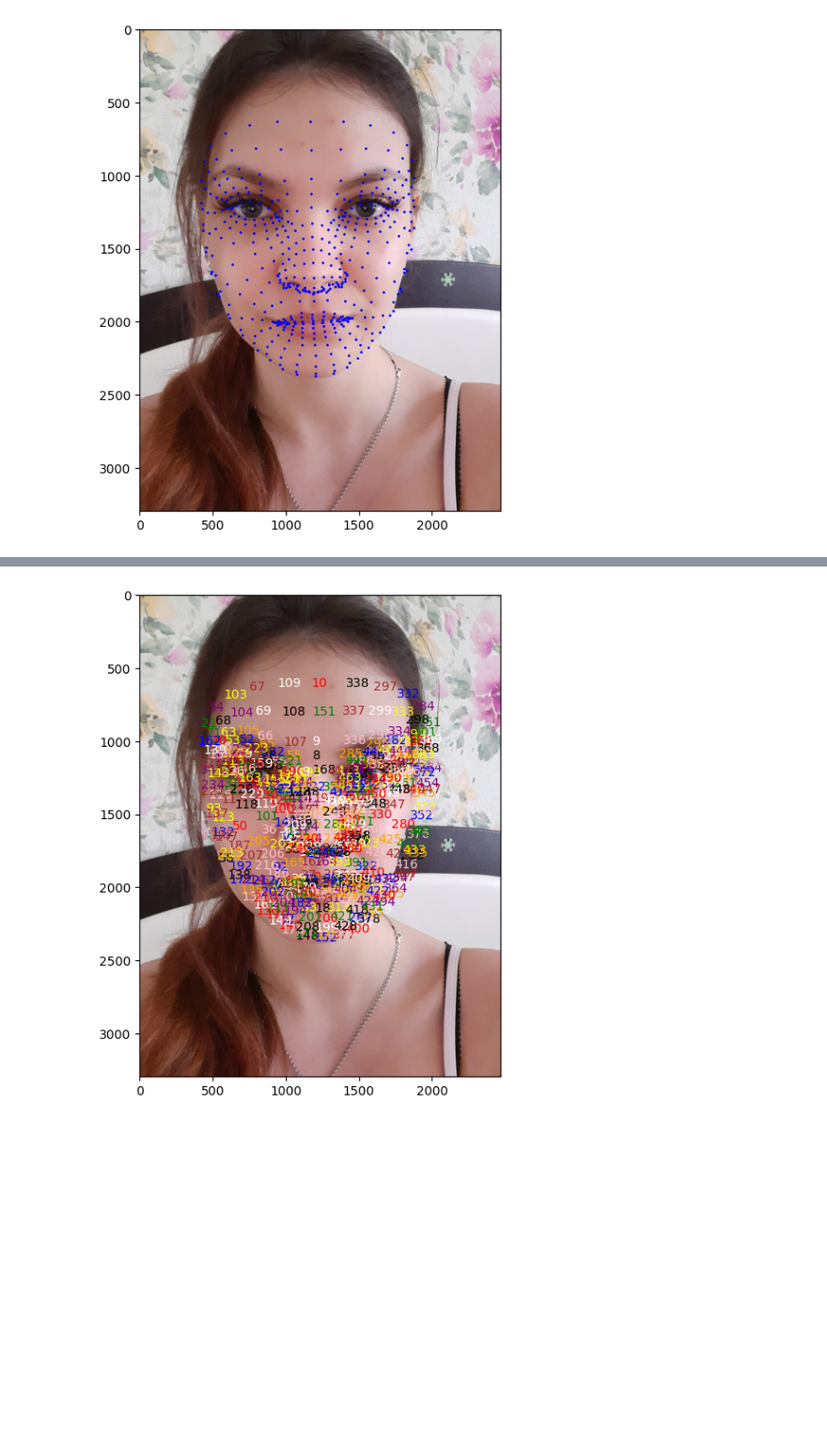
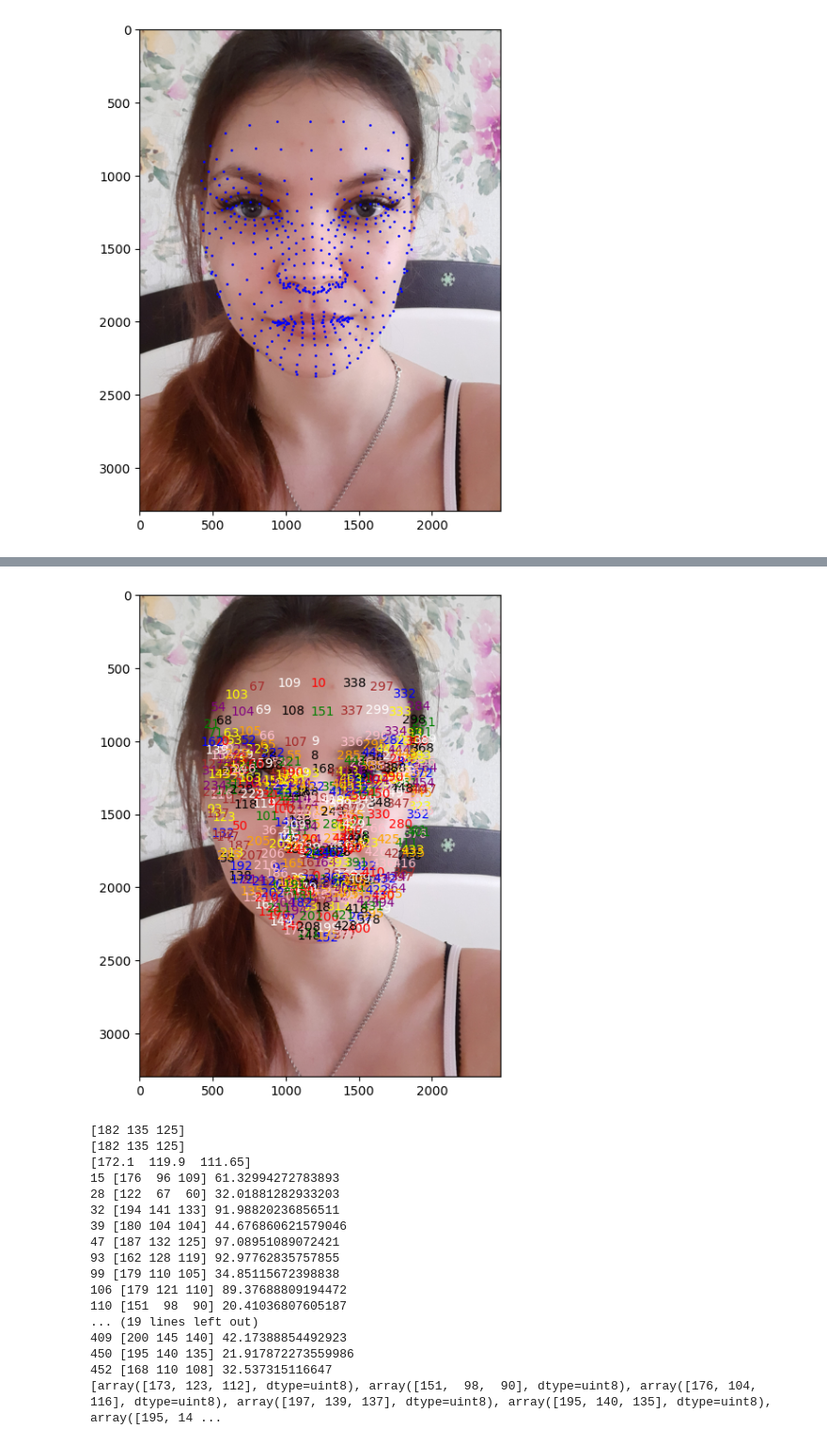
Before and after one commit to jj-tech-io/mediapipe-facemesh, a Jupyter notebook: main.ipynb, the cells around one changed output, grey strips where cells are left out. Shown at 94% size. Drawn from its saved outputs; the diff is of its cells as text; code cells hidden in the pictures; blank space fills up the shorter version.

```diff
--- a/main.ipynb
+++ b/main.ipynb
@@ -116,7 +114,7 @@ def write_obj(obj_name,
               uvcoords=None,
               uvfaces=None,
               inverse_face_order=False,
-              normal_map=None,
+              normal_map=True,
               ):
     ''' Save 3D face model with texture.
     Ref: https://github.com/patrikhuber/eos/blob/bd00155ebae4b1a13b08bf5a991694d682abbada/include/eos/core/Mesh.hpp
@@ -261,35 +259,87 @@ def normalize_keypoints(keypoints3d):
     axis2 = axis2/np.linalg.norm(axis2)
     axis1 = np.cross(axis3, axis2)
     axis1 = axis1/np.linalg.norm(axis1)
     U = np.array([axis3,axis2,axis1])
     keypoints3d = keypoints3d.dot(U)
     keypoints3d = keypoints3d - keypoints3d.mean(axis=0)
     return keypoints3d
 
 vertices = normalize_keypoints(keypoints3d)
 
 # borrowed from https://github.com/YadiraF/PRNet/blob/master/utils/write.py
 obj_name =  "./results/obj_model.obj"
 # obj_name2 = "/Users/joeljohnson/Desktop/mediapipe-facemesh/data/head_template.obj"
 write_obj(obj_name,
               vertices,
               faces,
               texture_name = "./results/texture3.jpg",
               texture=texture,
               uvcoords=uvcoords,
               uvfaces=uv_faces,
               )
 
 #print landmarks with labels on image
 ax = imshow(img_ori)
 colors = ['red','green','blue','yellow','purple','orange','pink','brown','black','white']
-for i in range(len(keypoints)):
-    confidence = face_landmarks.landmark[i].visibility
-    if confidence > 0.5:
-        print(i,confidence)
+pixels = {}
+for i in range(len(keypoints)-2):
+    # confidence = face_landmarks.landmark[i].visibility
+    # if confidence < 0.5:
+    #     print(i,confidence)
     c = colors[i%len(colors)]
+    pixels[i] = img_ori[int(keypoints[i,1]),int(keypoints[i,0])]
     ax.text(keypoints[i,0], keypoints[i,1], str(i), color=c)
 
 plt.show()
+
+def ColorDistance(rgb1,rgb2):
+    '''d = {} distance between two colors(3)'''
+    rm = 0.5*(rgb1[0]+rgb2[0])
+    d = sum((2+rm,4,3-rm)*(rgb1-rgb2)**2)**0.5
+    return d
+#print average pixel for skin
+#show skin pixel at landmark 109
+print(img_ori[int(keypoints[109,1]),int(keypoints[109,0])])
+
+print(pixels[109])
+#average skin pixel
+print(np.mean([pixels[i] for i in range(100,120)],axis=0))
+mean  = np.mean([pixels[i] for i in range(100,120)],axis=0)
+min = 10000
+close_pixels = []
+for p in pixels:
+    d = ColorDistance(pixels[p],mean)
+    if d < 100:
+        print(p,pixels[p],d)
+        min = d
+        close_pixels.append(pixels[p])
+#sort by distance
+close_pixels = sorted(close_pixels,key=lambda x: ColorDistance(x,mean))
+
+print(close_pixels)
+mean  = np.mean(close_pixels[:10],axis=0)
+arr = np.empty_like(img_ori)
+for i in range(img_ori.shape[0]):
+    for j in range(img_ori.shape[1]):
+        arr[i,j] = mean
+plt.imshow(arr)
+plt.show()
 # %% [output]
-[figure, old version]
+[figure, new version]
+[182 135 125]
+[182 135 125]
+[172.1  119.9  111.65]
+15 [176  96 109] 61.32994272783893
+28 [122  67  60] 32.01881282933203
+32 [194 141 133] 91.98820236856511
+39 [180 104 104] 44.676860621579046
+47 [187 132 125] 97.08951089072421
+93 [162 128 119] 92.97762835757855
+99 [179 110 105] 34.85115672398838
+106 [179 121 110] 89.37688809194472
+110 [151  98  90] 20.41036807605187
+... (19 lines left out)
+409 [200 145 140] 42.17388854492923
+450 [195 140 135] 21.917872273559986
+452 [168 110 108] 32.537315116647
+[array([173, 123, 112], dtype=uint8), array([151,  98,  90], dtype=uint8), array([176, 104, 116], dtype=uint8), array([197, 139, 137], dtype=uint8), array([195, 140, 135], dtype=uint8), array([195, 14 ...
```
Also changed, not shown: parts of 4 cells of this notebook, 2 other files.
